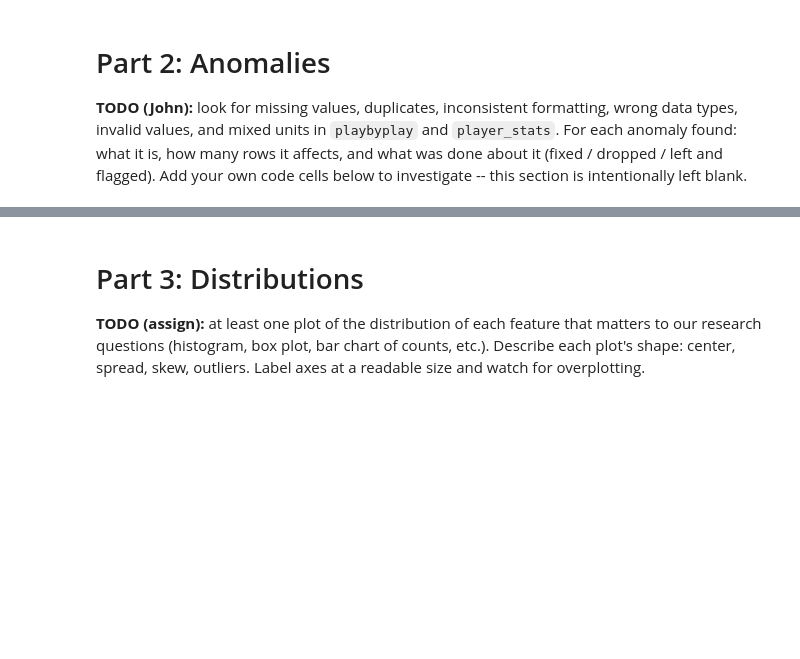
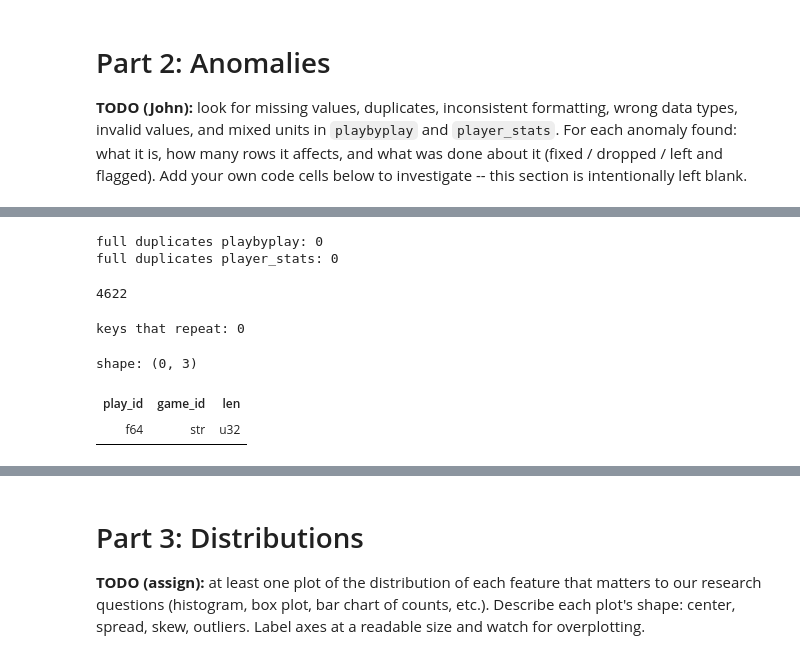
Before and after one commit to acimma3/cs418-football, a Jupyter notebook: eda.ipynb, the cells around one changed output, grey strips where cells are left out. Cells and saved outputs as stored; diff of their text form; code cells hidden in the pictures; blank space fills up the shorter version.

```diff
--- a/eda.ipynb
+++ b/eda.ipynb
@@ -151,0 +223,24 @@ is intentionally left blank.
+# %%
+# fully identical rows
+print("full duplicates playbyplay:", playbyplay.is_duplicated().sum())
+print("full duplicates player_stats:", player_stats.is_duplicated().sum())
+# %% [output]
+full duplicates playbyplay: 0
+full duplicates player_stats: 0
+# %%
+# play_ids that are reused in more than one row
+print(playbyplay.group_by("play_id").len().filter(pl.col("len") > 1).height)
+# %% [output]
+4622
+# %%
+# find duplicated play_ids in playbyplay
+key_cols = ["play_id", "game_id"]
+
+dupes = playbyplay.group_by(key_cols).len().filter(pl.col("len") > 1)
+print("keys that repeat:", dupes.height)
+dupes.sort("len", descending=True).head(10)
+# %% [output]
+keys that repeat: 0
+shape: (0, 3)
+| play_id | game_id | len |
+| f64 | str | u32 |
```
Also changed, not shown: parts of 10 cells of this notebook.
